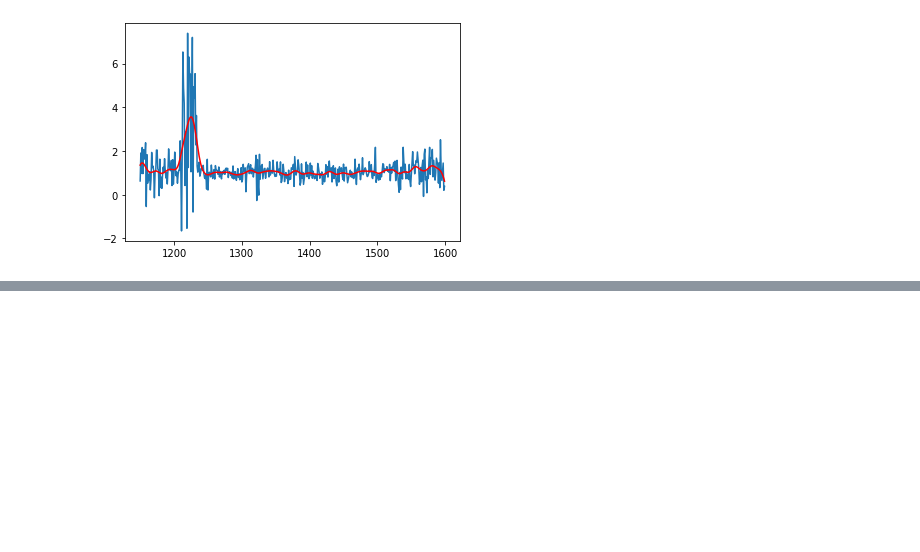
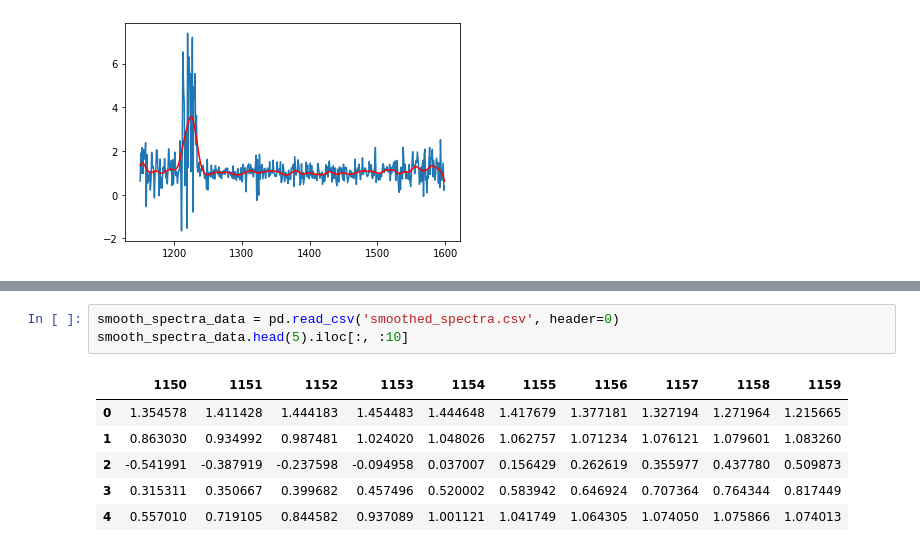
Before and after one commit to SteveHuxtable/Python_prepare_for_work, a Jupyter notebook: cs229-hw1/spectra_problem.ipynb, the cells around one changed output, grey strips where cells are left out. Drawn from its saved outputs; the diff is of its cells as text; blank space fills up the shorter version.

```diff
--- a/cs229-hw1/spectra_problem.ipynb
+++ b/cs229-hw1/spectra_problem.ipynb
@@ -124,0 +240,10 @@ ax.plot(X_df['x1'], y_pred, color='red')
+# %%
+smooth_spectra_data = pd.read_csv('smoothed_spectra.csv', header=0)
+smooth_spectra_data.head(5).iloc[:, :10]
+# %% [output]
+|  | 1150 | 1151 | 1152 | 1153 | 1154 | 1155 | 1156 | 1157 | 1158 | 1159 |
+| 0 | 1.354578 | 1.411428 | 1.444183 | 1.454483 | 1.444648 | 1.417679 | 1.377181 | 1.327194 | 1.271964 | 1.215665 |
+| 1 | 0.863030 | 0.934992 | 0.987481 | 1.024020 | 1.048026 | 1.062757 | 1.071234 | 1.076121 | 1.079601 | 1.083260 |
+| 2 | -0.541991 | -0.387919 | -0.237598 | -0.094958 | 0.037007 | 0.156429 | 0.262619 | 0.355977 | 0.437780 | 0.509873 |
+| 3 | 0.315311 | 0.350667 | 0.399682 | 0.457496 | 0.520002 | 0.583942 | 0.646924 | 0.707364 | 0.764344 | 0.817449 |
+| 4 | 0.557010 | 0.719105 | 0.844582 | 0.937089 | 1.001121 | 1.041749 | 1.064305 | 1.074050 | 1.075866 | 1.074013 |
```
Also changed, not shown: parts of 8 cells of this notebook, 2 other files.
